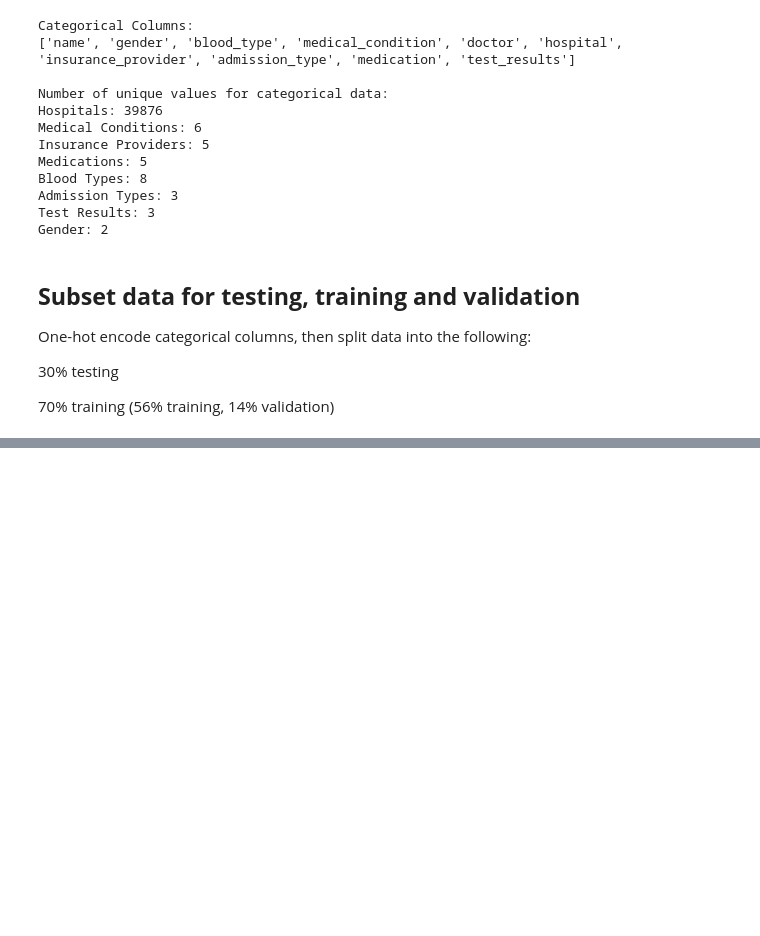
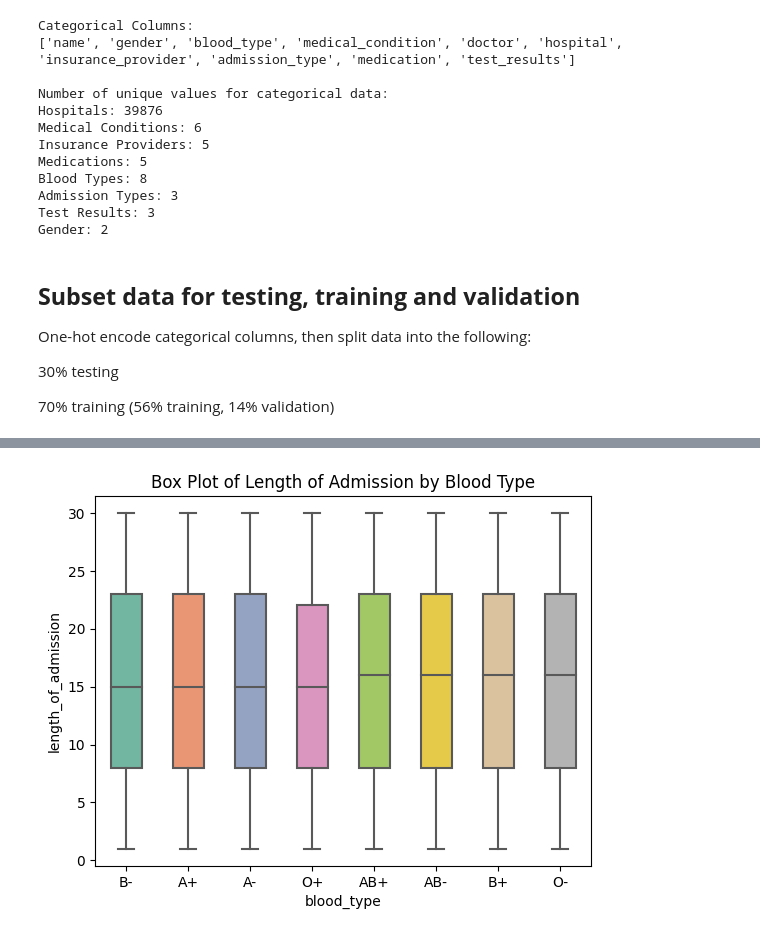
Before and after one commit to kayleewatson/Data-Science-Projects, a Jupyter notebook: healthcare-data.ipynb, the cells around one changed output, grey strips where cells are left out. Drawn from its saved outputs; the diff is of its cells as text; code cells hidden in the pictures; blank space fills up the shorter version.

```diff
--- a/healthcare-data.ipynb
+++ b/healthcare-data.ipynb
@@ -289,0 +271,7 @@ E0000 00:00:1753809435.693023      13 cuda_blas.cc:1418] Unable to register cuBL
+# %%
+# create a boxplot for length of admission by blood type
+sns.boxplot(x='blood_type', y='length_of_admission', data=health_data, palette='Set2', width=0.5, dodge=False)
+plt.title('Box Plot of Length of Admission by Blood Type')
+plt.show()
+# %% [output]
+[figure, added]
```
Also changed, not shown: parts of 15 cells of this notebook.
